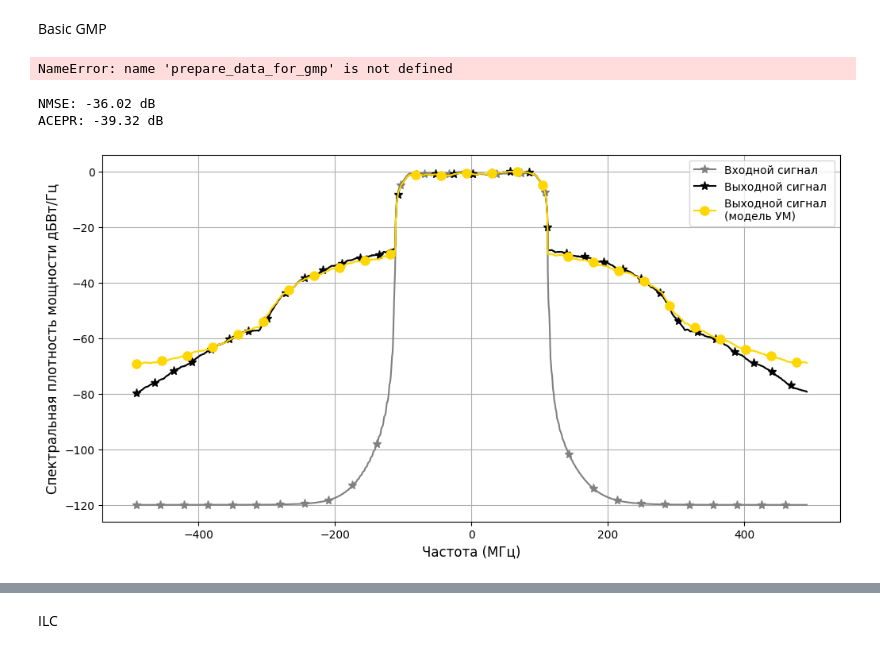
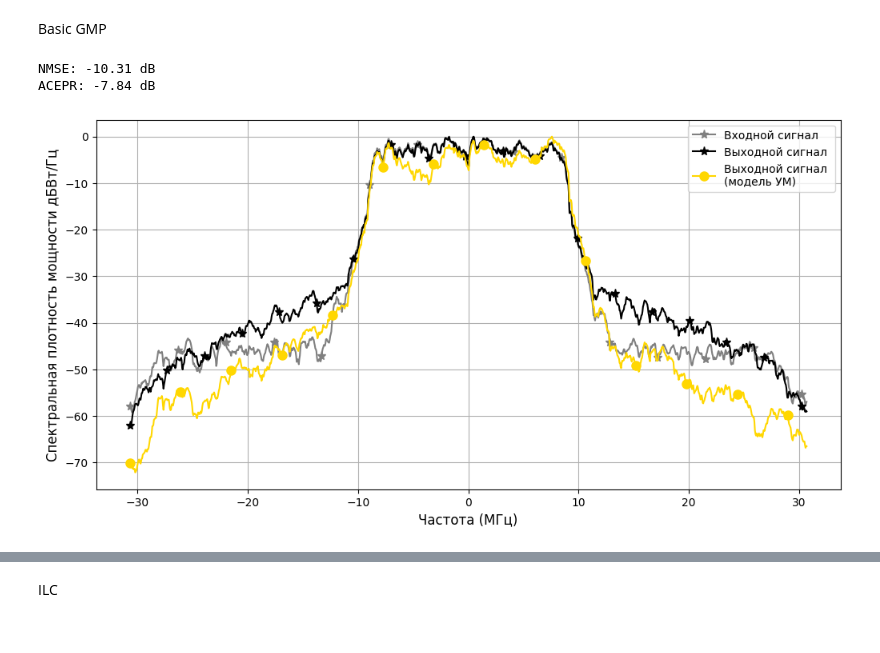
Before and after one commit to pasmornov-m/DPD_Research, a Jupyter notebook: dev_gmp_tensor.ipynb, the cells around one changed output, grey strips where cells are left out. Saved outputs shown, nothing was run; the diff lists cells and outputs as text; code cells hidden in the pictures.

```diff
--- a/dev_gmp_tensor.ipynb
+++ b/dev_gmp_tensor.ipynb
@@ -298,13 +310,12 @@ def collect_als_statistics(main_model, M1, M2, P, R_range, num_runs, L, gamma, N
 main_model = GMPCP
 M1=11
 M2=10
-# P=8
 P=8
-N=2048
+N=8196
 gamma = 1e-2
 L = 20
 
-R_range = [1, 2, 3, 4, 5, 6]
+R_range = [1, 2, 3, 4, 5]
 num_runs = 50
 dataset_names_range = ('DPA_200MHz',
                        'Custom_dataset',
@@ -538,12 +500,13 @@ def identify_gmp(
 M1=11
 M2=10
 P=8
-N=2048
+N=1024
 
-gamma = 1e-3
+gamma = 0
 
-y, x = prepare_data_for_gmp(x=container.train_input,
-                                  y=container.train_output,
+container.to_complex()
+
+x = prepare_data_for_gmp(x=container.train_input,
                                   M1=M1,
                                   M2=M2,
                                   P=P,
@@ -552,69 +515,69 @@ y, x = prepare_data_for_gmp(x=container.train_input,
 
 model_gmp = GMPTensor(M1=M1, M2=M2, P=P)
 
+delay = model_gmp.get_delay()
+
+y_vec = container.train_output[delay:delay+N].to(torch.complex64)
+
 model_gmp = identify_gmp(
     model_gmp,
     x,
-    y,
+    y_vec,
     M1,
     M2,
     P,
     gamma
 )
-# %% [output]
-NameError: name 'prepare_data_for_gmp' is not defined
 # %%
-x_val = utils.iq_to_complex(container.val_input_orig)
+x_val = utils.iq_to_complex(container.val_input)
 
 with torch.no_grad():
-    y_pred = model_gmp(x_val)
+    y_val_pa = model_gmp(x_val)
 
-delay = max(model_gmp.M1, model_gmp.M2) - 1
+y_true_val = utils.iq_to_complex(container.val_output[delay:])
 
-y_true = utils.iq_to_complex(container.val_output[delay:])
-
-gmp_nmse = metrics.compute_nmse(y_pred, y_true)
+gmp_nmse = metrics.compute_nmse(y_val_pa, y_true_val)
 print(F"NMSE: {gmp_nmse:.2f} dB")
 
 gmp_acepr = metrics.compute_acepr(
-    measured=y_pred,
-    predicted=y_true,
+    measured=y_true_val,
+    predicted=y_val_pa,
     fs=container.input_signal_fs,
     main_bandwidth=container.bw_main_ch,
     adjacent_bandwidth=container.bw_main_ch,
-    channel_offset=container.bw_main_ch,
+    channel_offset=1024,
     nperseg=container.nperseg
 )
 
 print(f"ACEPR: {gmp_acepr:.2f} dB")
 
 
-window_size = 50
+window_size = 10
 
-freqs, spectrum_y_in = metrics.power_spectrum(container.val_input[delay:], container.input_signal_fs, container.nperseg, window_size)
-_, spectrum_y_out = metrics.power_spectrum(container.val_output[delay:], container.input_signal_fs, container.nperseg, window_size)
-_, spectrum_y_val_pa = metrics.power_spectrum(y_pred, container.input_signal_fs, container.nperseg, window_size)
+freqs, spectrum_y_in = metrics.power_spectrum(x_val[delay:], container.input_signal_fs, container.nperseg, window_size)
+_, spectrum_y_out = metrics.power_spectrum(y_true_val, container.input_signal_fs, container.nperseg, window_size)
+_, spectrum_y_val_pa = metrics.power_spectrum(y_val_pa, container.input_signal_fs, container.nperseg, window_size)
 
 xlabel="Частота (МГц)"
 ylabel= "Спектральная плотность мощности дБВт/Гц"
 fontsize = 12
 figsize=(12, 6)
 markersize=8
 
 plt.figure(figsize=figsize)
 
 plt.plot(freqs / 1e6, spectrum_y_in, color='grey', label='Входной сигнал', marker = '*', markevery=90, markersize=markersize)
 plt.plot(freqs / 1e6, spectrum_y_out, color='black', label='Выходной сигнал', marker = '*', markevery=70, markersize=markersize)
 plt.plot(freqs / 1e6, spectrum_y_val_pa, color='gold', label='Выходной сигнал \n(модель УМ)', marker='o', markevery=95, markersize=markersize)
 
 plt.xlabel(xlabel, fontsize=fontsize)
 plt.ylabel(ylabel, fontsize=fontsize)
 # plt.ylim(bottom=-122)
 # plt.xticks(np.arange(-500, 600, 100))
 plt.legend()
 plt.grid()
 plt.show()
 # %% [output]
-NMSE: -36.02 dB
-ACEPR: -39.32 dB
+NMSE: -10.31 dB
+ACEPR: -7.84 dB
-[figure, old version]
+[figure, new version]
```
Also changed, not shown: parts of 18 cells of this notebook, 22 other files.
